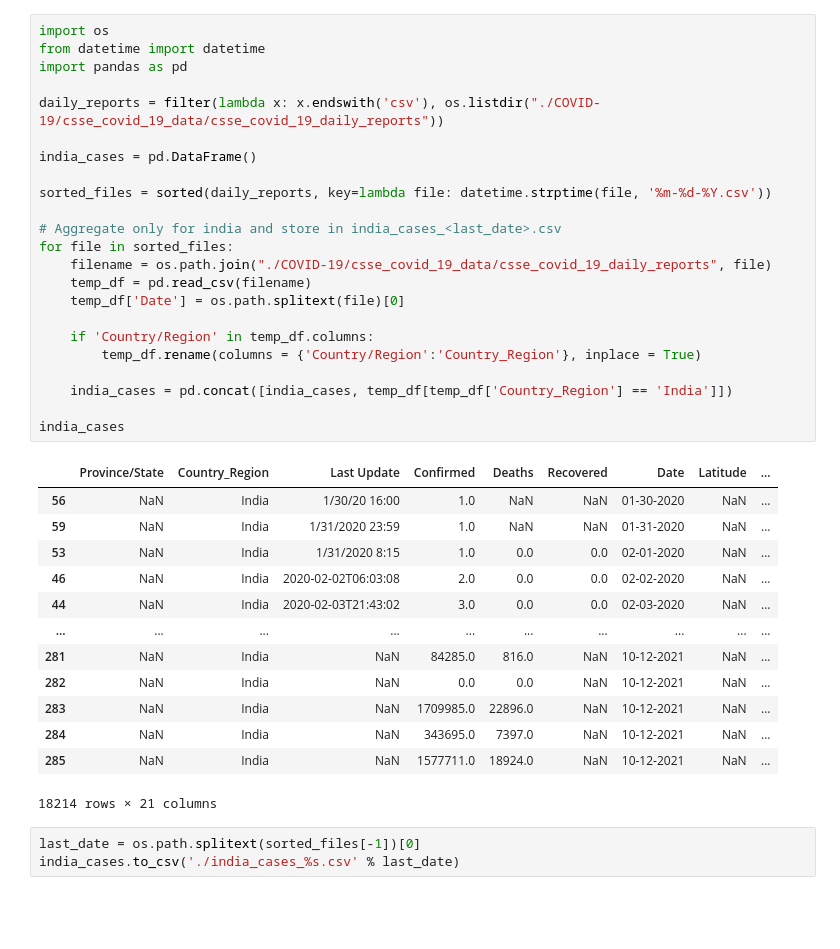
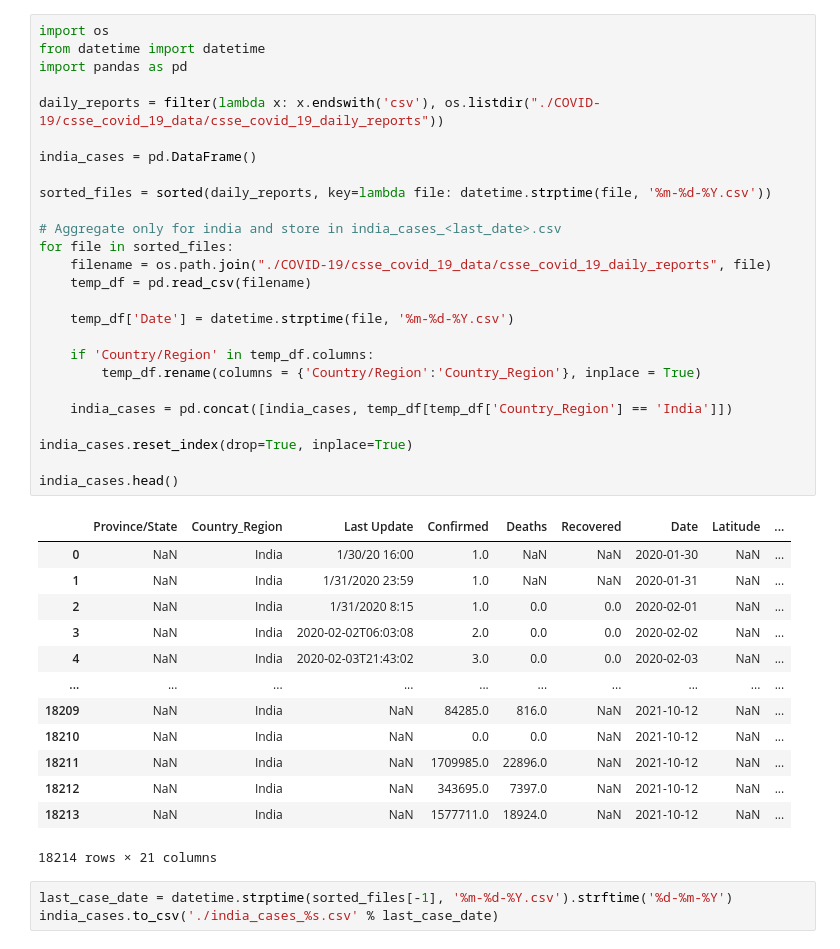
Before and after one commit to Data-Analytics-Project-2021/eda, a Jupyter notebook: aggregate_india.ipynb, the cells around one changed output. Cells and saved outputs as stored; diff of their text form; blank space fills up the shorter version.

Commit message:
Added india cases and vaccines (stage 1 cleaning)

```diff
--- a/aggregate_india.ipynb
+++ b/aggregate_india.ipynb
@@ -1,40 +1,43 @@
 # %%
 import os
 from datetime import datetime
 import pandas as pd
 
 daily_reports = filter(lambda x: x.endswith('csv'), os.listdir("./COVID-19/csse_covid_19_data/csse_covid_19_daily_reports"))
 
 india_cases = pd.DataFrame()
 
 sorted_files = sorted(daily_reports, key=lambda file: datetime.strptime(file, '%m-%d-%Y.csv'))
 
 # Aggregate only for india and store in india_cases_<last_date>.csv
 for file in sorted_files:
     filename = os.path.join("./COVID-19/csse_covid_19_data/csse_covid_19_daily_reports", file)
     temp_df = pd.read_csv(filename)
-    temp_df['Date'] = os.path.splitext(file)[0]
+
+    temp_df['Date'] = datetime.strptime(file, '%m-%d-%Y.csv')
 
     if 'Country/Region' in temp_df.columns:
         temp_df.rename(columns = {'Country/Region':'Country_Region'}, inplace = True)
 
     india_cases = pd.concat([india_cases, temp_df[temp_df['Country_Region'] == 'India']])
 
-india_cases
+india_cases.reset_index(drop=True, inplace=True)
+
+india_cases.head()
 # %% [output]
 |  | Province/State | Country_Region | Last Update | Confirmed | Deaths | Recovered | Date | Latitude | ... |
-| 56 | NaN | India | 1/30/20 16:00 | 1.0 | NaN | NaN | 01-30-2020 | NaN | ... |
-| 59 | NaN | India | 1/31/2020 23:59 | 1.0 | NaN | NaN | 01-31-2020 | NaN | ... |
-| 53 | NaN | India | 1/31/2020 8:15 | 1.0 | 0.0 | 0.0 | 02-01-2020 | NaN | ... |
-| 46 | NaN | India | 2020-02-02T06:03:08 | 2.0 | 0.0 | 0.0 | 02-02-2020 | NaN | ... |
-| 44 | NaN | India | 2020-02-03T21:43:02 | 3.0 | 0.0 | 0.0 | 02-03-2020 | NaN | ... |
+| 0 | NaN | India | 1/30/20 16:00 | 1.0 | NaN | NaN | 2020-01-30 | NaN | ... |
+| 1 | NaN | India | 1/31/2020 23:59 | 1.0 | NaN | NaN | 2020-01-31 | NaN | ... |
+| 2 | NaN | India | 1/31/2020 8:15 | 1.0 | 0.0 | 0.0 | 2020-02-01 | NaN | ... |
+| 3 | NaN | India | 2020-02-02T06:03:08 | 2.0 | 0.0 | 0.0 | 2020-02-02 | NaN | ... |
+| 4 | NaN | India | 2020-02-03T21:43:02 | 3.0 | 0.0 | 0.0 | 2020-02-03 | NaN | ... |
 | ... | ... | ... | ... | ... | ... | ... | ... | ... | ... |
-| 281 | NaN | India | NaN | 84285.0 | 816.0 | NaN | 10-12-2021 | NaN | ... |
-| 282 | NaN | India | NaN | 0.0 | 0.0 | NaN | 10-12-2021 | NaN | ... |
-| 283 | NaN | India | NaN | 1709985.0 | 22896.0 | NaN | 10-12-2021 | NaN | ... |
-| 284 | NaN | India | NaN | 343695.0 | 7397.0 | NaN | 10-12-2021 | NaN | ... |
-| 285 | NaN | India | NaN | 1577711.0 | 18924.0 | NaN | 10-12-2021 | NaN | ... |
+| 18209 | NaN | India | NaN | 84285.0 | 816.0 | NaN | 2021-10-12 | NaN | ... |
+| 18210 | NaN | India | NaN | 0.0 | 0.0 | NaN | 2021-10-12 | NaN | ... |
+| 18211 | NaN | India | NaN | 1709985.0 | 22896.0 | NaN | 2021-10-12 | NaN | ... |
+| 18212 | NaN | India | NaN | 343695.0 | 7397.0 | NaN | 2021-10-12 | NaN | ... |
+| 18213 | NaN | India | NaN | 1577711.0 | 18924.0 | NaN | 2021-10-12 | NaN | ... |
 18214 rows × 21 columns
-# %%
-last_date = os.path.splitext(sorted_files[-1])[0]
-india_cases.to_csv('./india_cases_%s.csv' % last_date)
+# %%
+last_case_date = datetime.strptime(sorted_files[-1], '%m-%d-%Y.csv').strftime('%d-%m-%Y')
+india_cases.to_csv('./india_cases_%s.csv' % last_case_date)
```
Also changed, not shown: parts of 3 cells of this notebook, 4 other files.
